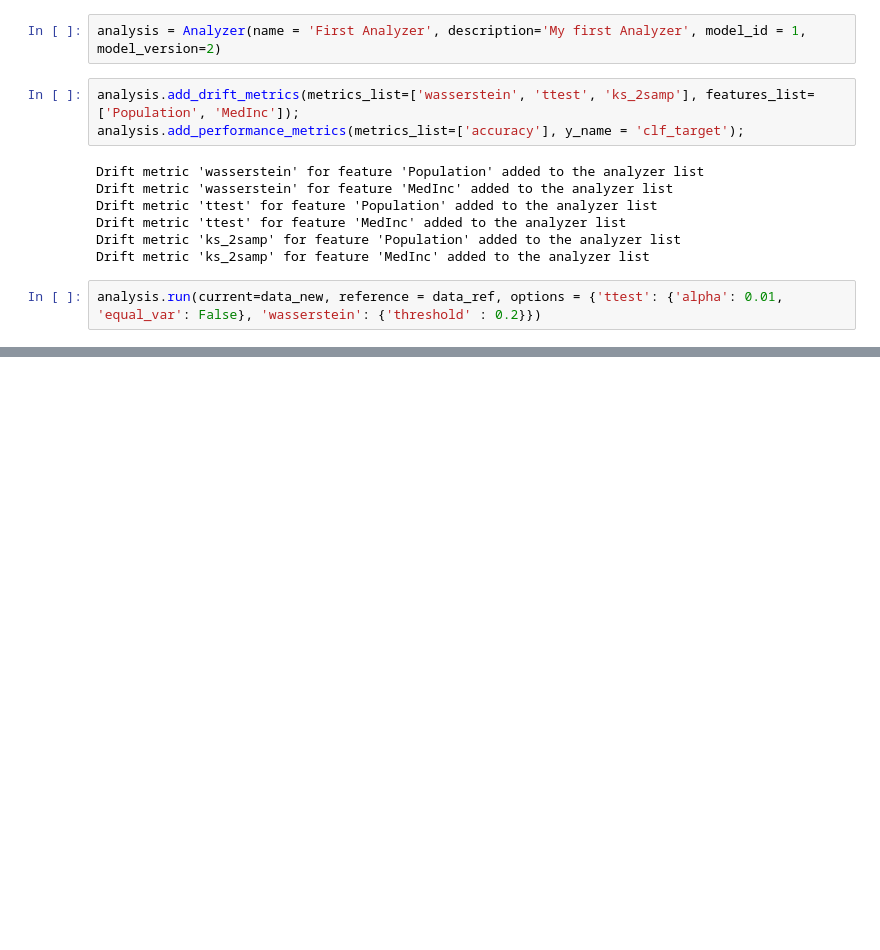
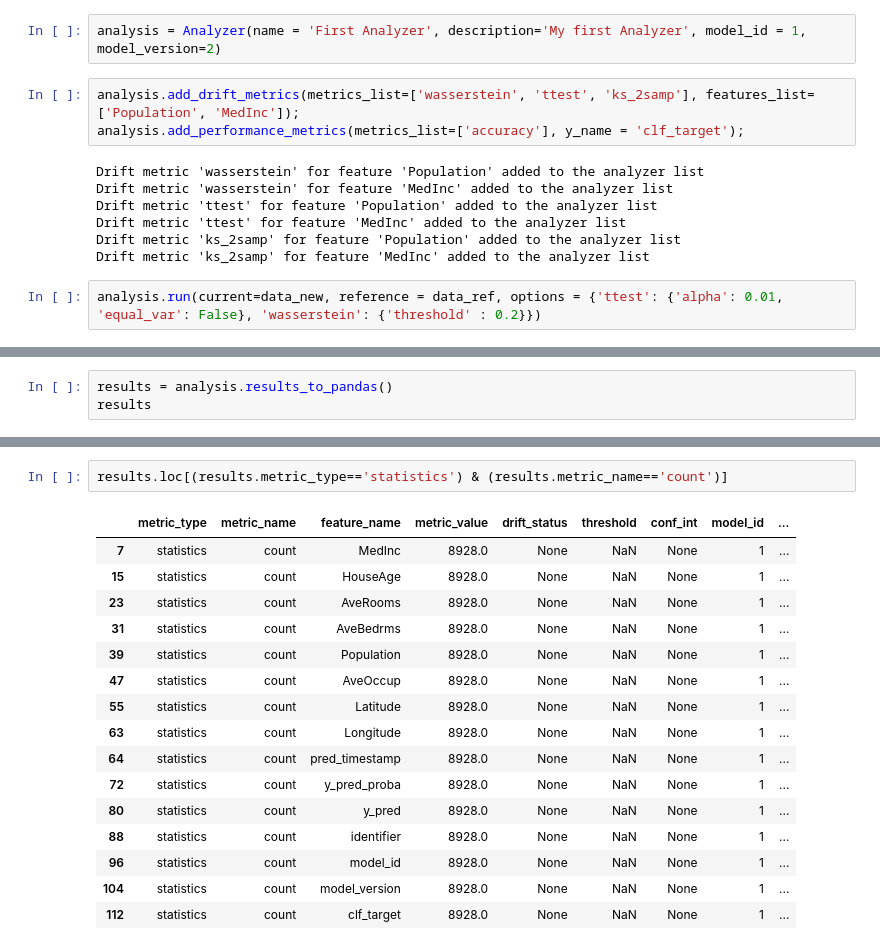
Before and after one commit to Rocket-Science-Development/pulsar_metrics, a Jupyter notebook: metric_compute_light.ipynb, the cells around one changed output, grey strips where cells are left out. Drawn from its saved outputs; the diff is of its cells as text; blank space fills up the shorter version.

Commit message:
added summary statistics

```diff
--- a/metric_compute_light.ipynb
+++ b/metric_compute_light.ipynb
@@ -172,0 +182,3 @@ analysis.results_to_pandas()
+# %%
+results = analysis.results_to_pandas()
+results
@@ -172,0 +199,19 @@ analysis.results_to_pandas()
+# %%
+results.loc[(results.metric_type=='statistics') & (results.metric_name=='count')]
+# %% [output]
+|  | metric_type | metric_name | feature_name | metric_value | drift_status | threshold | conf_int | model_id | ... |
+| 7 | statistics | count | MedInc | 8928.0 | None | NaN | None | 1 | ... |
+| 15 | statistics | count | HouseAge | 8928.0 | None | NaN | None | 1 | ... |
+| 23 | statistics | count | AveRooms | 8928.0 | None | NaN | None | 1 | ... |
+| 31 | statistics | count | AveBedrms | 8928.0 | None | NaN | None | 1 | ... |
+| 39 | statistics | count | Population | 8928.0 | None | NaN | None | 1 | ... |
+| 47 | statistics | count | AveOccup | 8928.0 | None | NaN | None | 1 | ... |
+| 55 | statistics | count | Latitude | 8928.0 | None | NaN | None | 1 | ... |
+| 63 | statistics | count | Longitude | 8928.0 | None | NaN | None | 1 | ... |
+| 64 | statistics | count | pred_timestamp | 8928.0 | None | NaN | None | 1 | ... |
+| 72 | statistics | count | y_pred_proba | 8928.0 | None | NaN | None | 1 | ... |
+| 80 | statistics | count | y_pred | 8928.0 | None | NaN | None | 1 | ... |
+| 88 | statistics | count | identifier | 8928.0 | None | NaN | None | 1 | ... |
+| 96 | statistics | count | model_id | 8928.0 | None | NaN | None | 1 | ... |
+| 104 | statistics | count | model_version | 8928.0 | None | NaN | None | 1 | ... |
+| 112 | statistics | count | clf_target | 8928.0 | None | NaN | None | 1 | ... |
```
Also changed, not shown: parts of 8 cells of this notebook, 3 other files.
